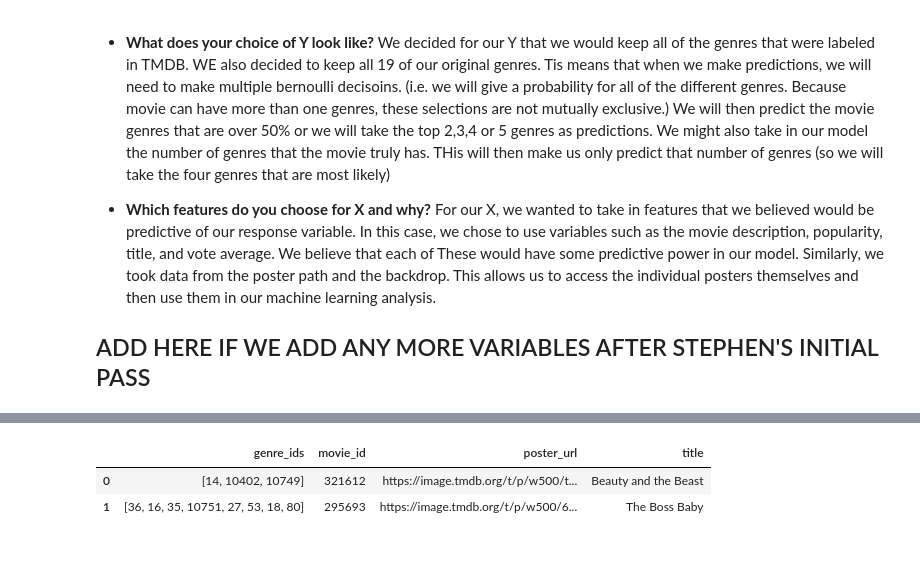
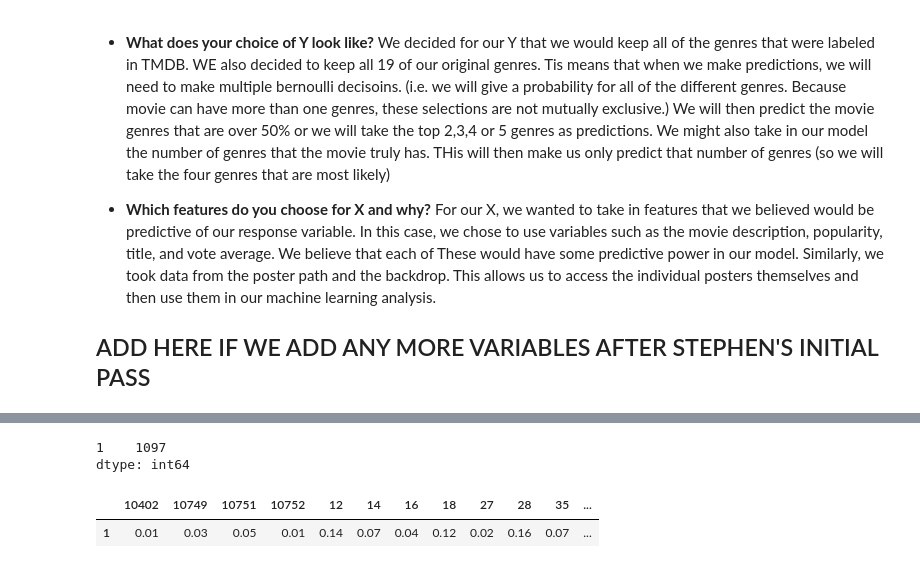
Before and after one commit to noahyonack/cs109b_final, a Jupyter notebook: FinalProject.ipynb, the cells around one changed output, grey strips where cells are left out. Drawn from its saved outputs; the diff is of its cells as text; code cells hidden in the pictures.

Commit message:
genre percentages

```diff
--- a/FinalProject.ipynb
+++ b/FinalProject.ipynb
@@ -560,7 +565,7 @@ d_metadata = []
 d_poster = []
 
 # set to 20 to get more data
-NUM_PAGES = 3
+NUM_PAGES = 20
 
 for p in range(1, NUM_PAGES):
     # find all movies on a given page
@@ -604,6 +604,18 @@ df_metadata.head(1)
-# %%
-df_poster.head(2)
-# %% [output]
-|  | genre_ids | movie_id | poster_url | title |
-| 0 | [14, 10402, 10749] | 321612 | https://image.tmdb.org/t/p/w500/t... | Beauty and the Beast |
-| 1 | [36, 16, 35, 10751, 27, 53, 18, 80] | 295693 | https://image.tmdb.org/t/p/w500/6... | The Boss Baby |
+# %%
+# dummifies list of genres, placing genres in new columns
+df_dummies = df_poster.genre_ids.astype(str).str.strip('[]').str.get_dummies(', ')
+df_dummies.columns = df_dummies.columns.str.strip("'")
+# %%
+# get number of occurences in dataset and remove nulls
+df_movie_instance = df_dummies.apply(pd.value_counts).fillna(0)
+df_movie_instance = df_movie_instance.drop(df_movie_instance.index[0])
+# %%
+df_movie_instance.sum(axis=1)
+# %% [output]
+1    1097
+dtype: int64
+# %%
+movie_percentages = df_movie_instance.divide(1097).round(2)
+# %% [output]
+|  | 10402 | 10749 | 10751 | 10752 | 12 | 14 | 16 | 18 | 27 | 28 | 35 | ... |
+| 1 | 0.01 | 0.03 | 0.05 | 0.01 | 0.14 | 0.07 | 0.04 | 0.12 | 0.02 | 0.16 | 0.07 | ... |
```
Also changed, not shown: parts of 11 cells of this notebook.
